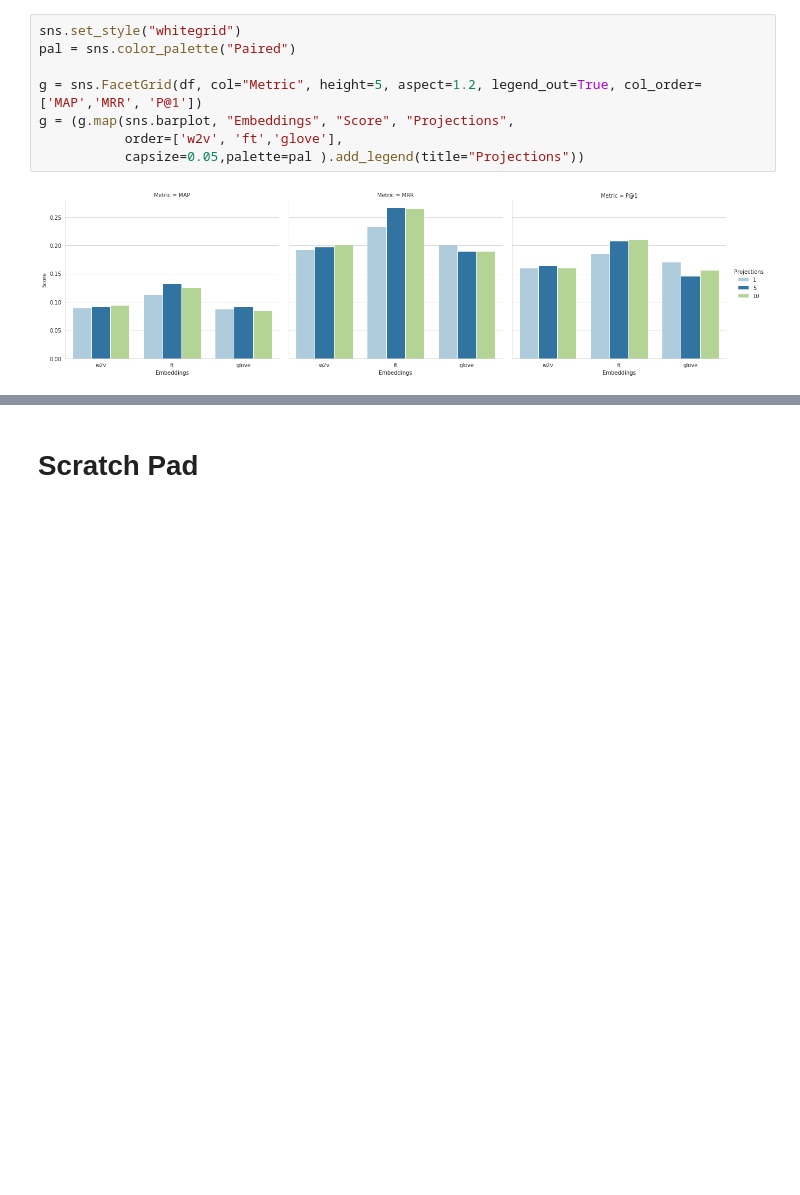
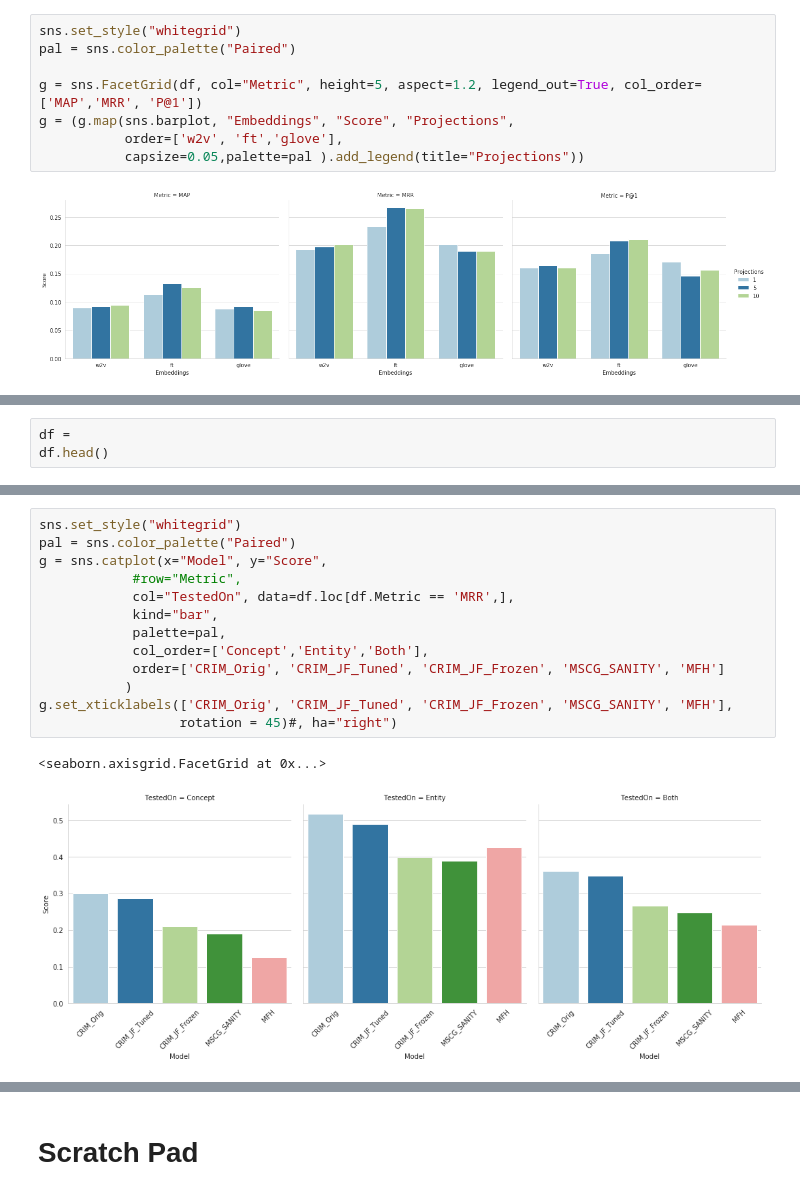
Before and after one commit to jfarrugia-uom/hyperstar, a Jupyter notebook: CrimVisuals.ipynb, the cells around one changed output, grey strips where cells are left out. Cells and saved outputs as stored; diff of their text form; blank space fills up the shorter version.

```diff
--- a/CrimVisuals.ipynb
+++ b/CrimVisuals.ipynb
@@ -172,0 +197,3 @@ g = (g.map(sns.barplot, "Embeddings", "Score", "Projections",
+# %%
+df =
+df.head()
@@ -172,0 +207,16 @@ g = (g.map(sns.barplot, "Embeddings", "Score", "Projections",
+# %%
+sns.set_style("whitegrid")
+pal = sns.color_palette("Paired")
+g = sns.catplot(x="Model", y="Score",
+            #row="Metric",
+            col="TestedOn", data=df.loc[df.Metric == 'MRR',],
+            kind="bar",
+            palette=pal,
+            col_order=['Concept','Entity','Both'],
+            order=['CRIM_Orig', 'CRIM_JF_Tuned', 'CRIM_JF_Frozen', 'MSCG_SANITY', 'MFH']
+           )
+g.set_xticklabels(['CRIM_Orig', 'CRIM_JF_Tuned', 'CRIM_JF_Frozen', 'MSCG_SANITY', 'MFH'],
+                  rotation = 45)#, ha="right")
+# %% [output]
+<seaborn.axisgrid.FacetGrid at 0x...>
+[figure, added]
```
Also changed, not shown: parts of 6 cells of this notebook, 2 other files.
